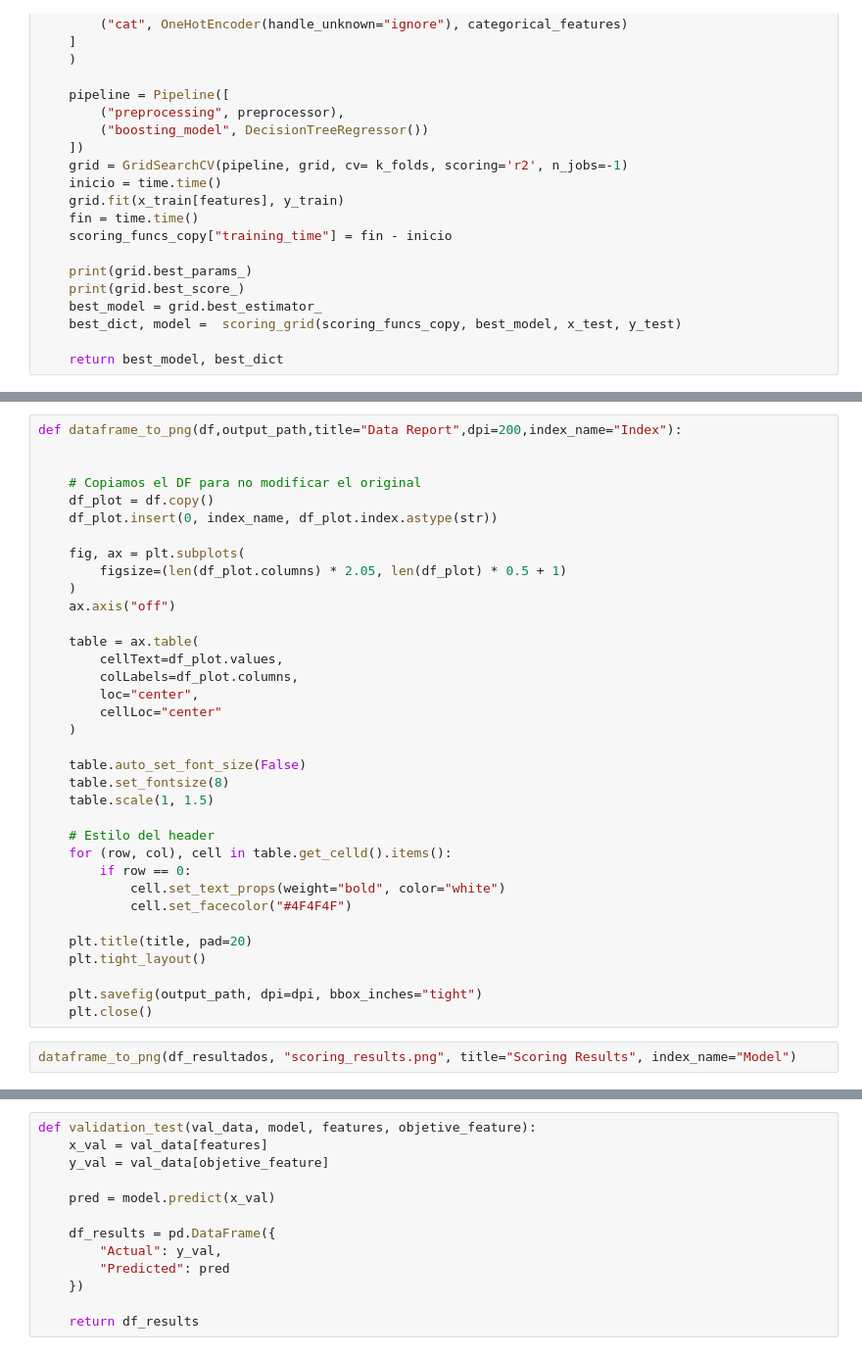
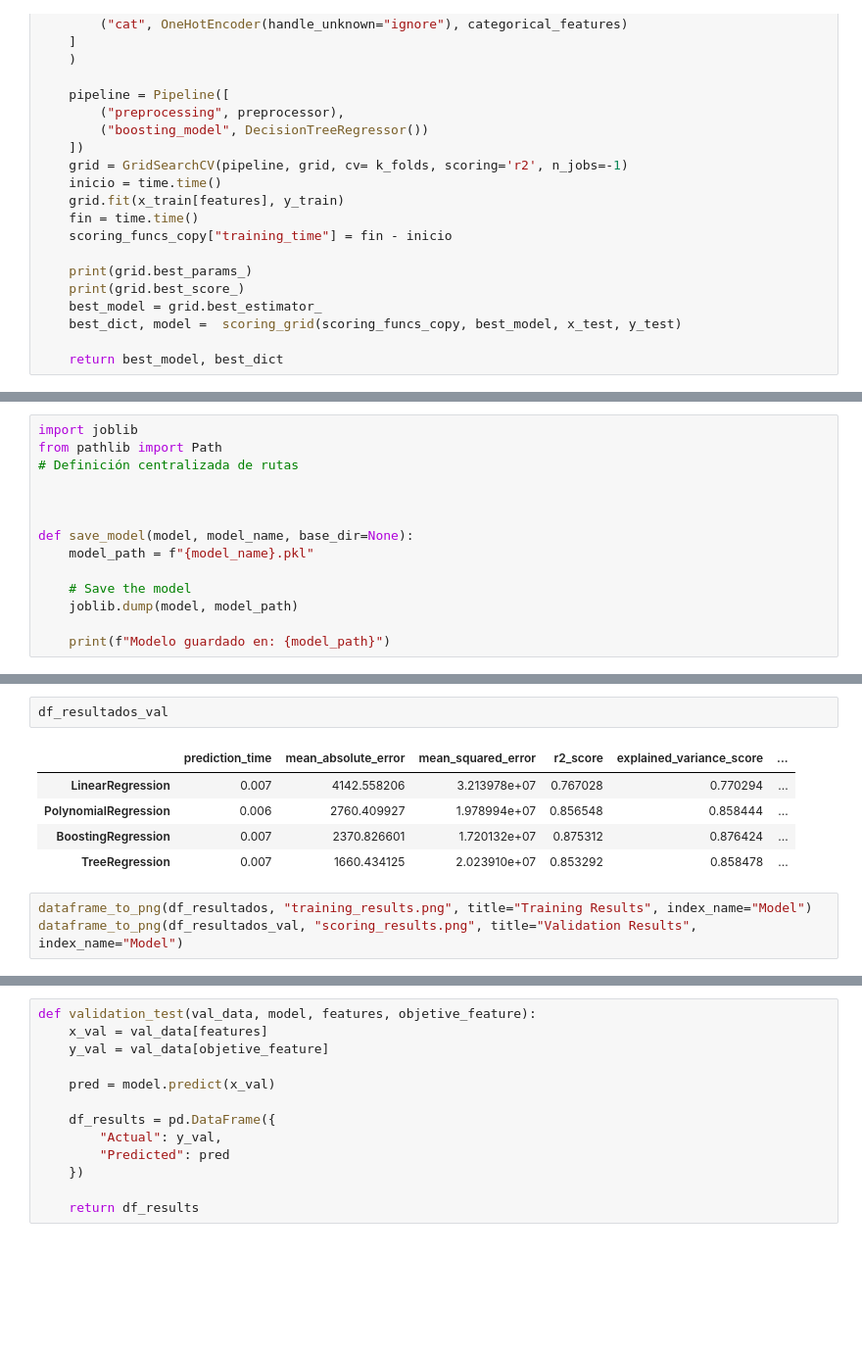
Before and after one commit to NicolasSeivane/Medical_Insurance_Cost_Prediction, a Jupyter notebook: notebooks/model_exploration.ipynb, the cells around one changed output, grey strips where cells are left out. Shown at 98% size. Saved outputs shown, nothing was run; the diff lists cells and outputs as text; blank space fills up the shorter version.

```diff
--- a/notebooks/model_exploration.ipynb
+++ b/notebooks/model_exploration.ipynb
@@ -477,0 +484,14 @@ def validation_test(val_data, model, features, objetive_feature):
+# %%
+import joblib
+from pathlib import Path
+# Definición centralizada de rutas
+
+
+
+def save_model(model, model_name, base_dir=None):
+    model_path = f"{model_name}.pkl"
+
+    # Save the model
+    joblib.dump(model, model_path)
+
+    print(f"Modelo guardado en: {model_path}")
@@ -517,37 +538,11 @@ df_resultados
-# %%
-def dataframe_to_png(df,output_path,title="Data Report",dpi=200,index_name="Index"):
-
-
-    # Copiamos el DF para no modificar el original
-    df_plot = df.copy()
-    df_plot.insert(0, index_name, df_plot.index.astype(str))
-
-    fig, ax = plt.subplots(
-        figsize=(len(df_plot.columns) * 2.05, len(df_plot) * 0.5 + 1)
-    )
-    ax.axis("off")
-
-    table = ax.table(
-        cellText=df_plot.values,
-        colLabels=df_plot.columns,
-        loc="center",
-        cellLoc="center"
-    )
-
-    table.auto_set_font_size(False)
-    table.set_fontsize(8)
-    table.scale(1, 1.5)
-
-    # Estilo del header
-    for (row, col), cell in table.get_celld().items():
-        if row == 0:
-            cell.set_text_props(weight="bold", color="white")
-            cell.set_facecolor("#4F4F4F")
-
-    plt.title(title, pad=20)
-    plt.tight_layout()
-
-    plt.savefig(output_path, dpi=dpi, bbox_inches="tight")
-    plt.close()
+# %%
+df_resultados_val
+# %% [output]
+|  | prediction_time | mean_absolute_error | mean_squared_error | r2_score | explained_variance_score | ... |
+| LinearRegression | 0.007 | 4142.558206 | 3.213978e+07 | 0.767028 | 0.770294 | ... |
+| PolynomialRegression | 0.006 | 2760.409927 | 1.978994e+07 | 0.856548 | 0.858444 | ... |
+| BoostingRegression | 0.007 | 2370.826601 | 1.720132e+07 | 0.875312 | 0.876424 | ... |
+| TreeRegression | 0.007 | 1660.434125 | 2.023910e+07 | 0.853292 | 0.858478 | ... |
 # %%
-dataframe_to_png(df_resultados, "scoring_results.png", title="Scoring Results", index_name="Model")
+dataframe_to_png(df_resultados, "training_results.png", title="Training Results", index_name="Model")
+dataframe_to_png(df_resultados_val, "scoring_results.png", title="Validation Results", index_name="Model")
```
Also changed, not shown: parts of 33 cells of this notebook, 52 other files.
